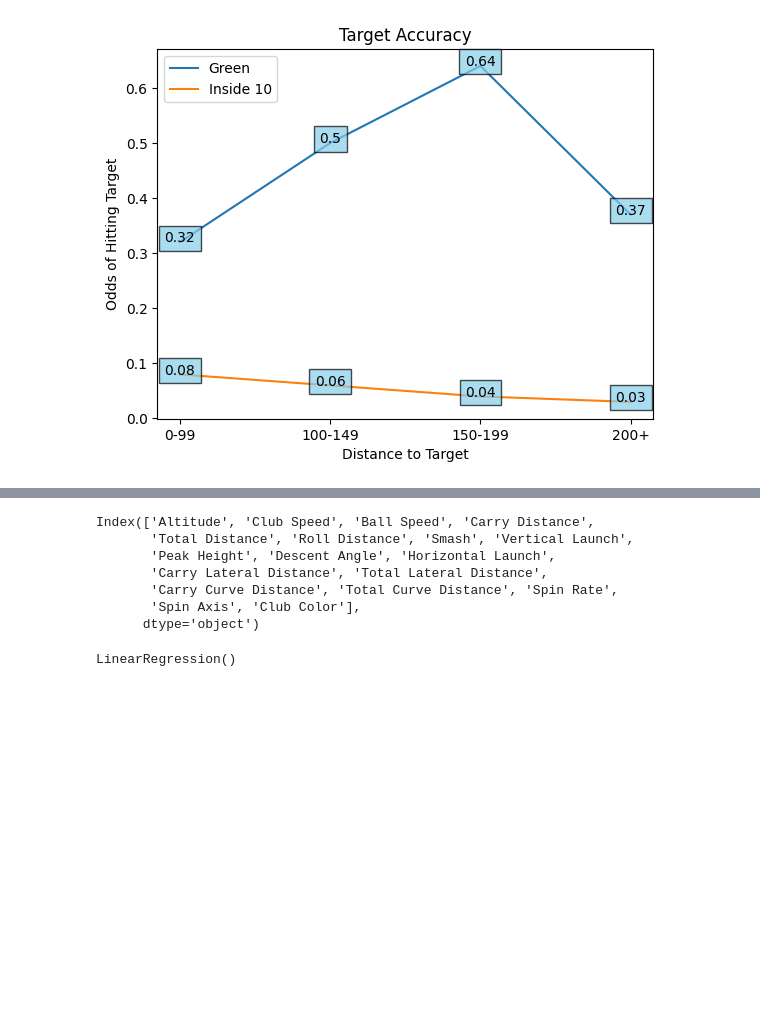
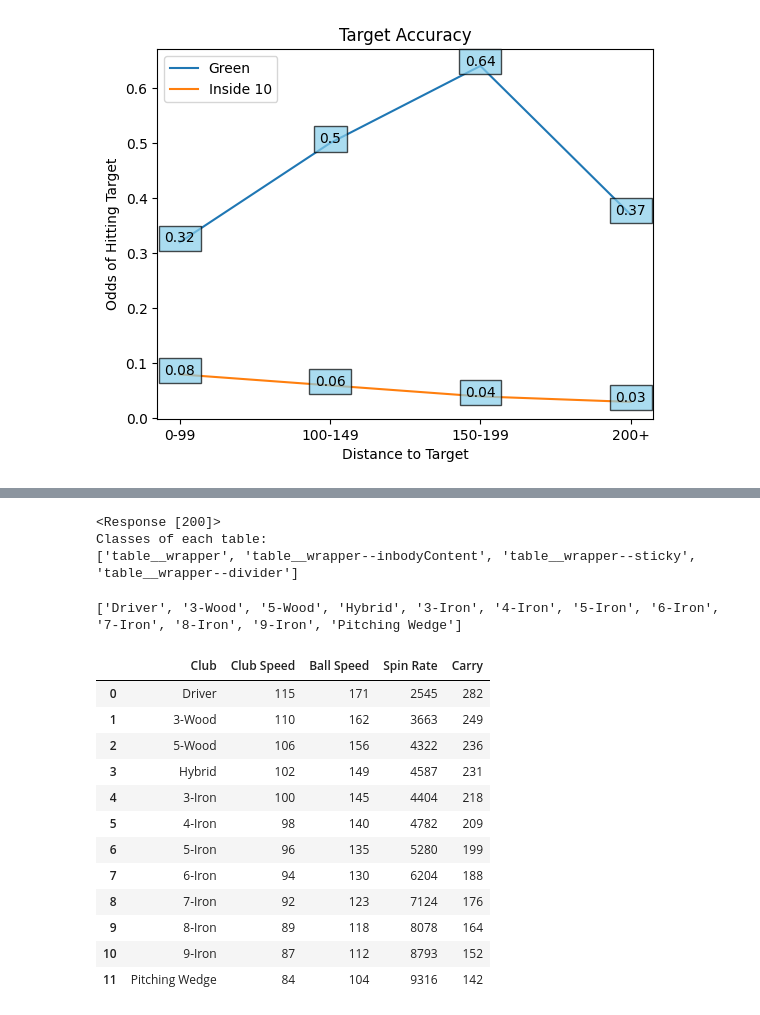
Before and after one commit to joja4479/Golf-Shot-Analysis, a Jupyter notebook: golf_shot_analysis.ipynb, the cells around one changed output, grey strips where cells are left out. Cells and saved outputs as stored; diff of their text form; code cells hidden in the pictures; blank space fills up the shorter version.

```diff
--- a/golf_shot_analysis.ipynb
+++ b/golf_shot_analysis.ipynb
@@ -284,12 +313,0 @@ plt.show()
-# %%
-new_df = df.drop(['Club Type', 'Date', 'Spin Reading', 'Shot Classification'],axis=1)
-#new_df = new_df.drop('Club Type', axis=1)
-new_df.columns
-# %% [output]
-Index(['Altitude', 'Club Speed', 'Ball Speed', 'Carry Distance',
-       'Total Distance', 'Roll Distance', 'Smash', 'Vertical Launch',
-       'Peak Height', 'Descent Angle', 'Horizontal Launch',
-       'Carry Lateral Distance', 'Total Lateral Distance',
-       'Carry Curve Distance', 'Total Curve Distance', 'Spin Rate',
-       'Spin Axis', 'Club Color'],
-      dtype='object')
@@ -298,6 +313,0 @@ X_train, X_test, y_train, y_test = train_test_split(new_df, new_df['Carry Distan
-# %%
-model = linear_model.LinearRegression()
-
-model.fit(X_train, y_train)
-# %% [output]
-LinearRegression()
@@ -305,0 +316,16 @@ pred = model.predict(X_test)
+# %%
+r = requests.get('https://www.golfmonthly.com/tour/how-far-pga-tour-players-hit-every-club-in-the-bag')
+
+# check status code for response received
+# success code - 200
+print(r)
+
+soup = BeautifulSoup(r.content, 'html.parser')
+
+print('Classes of each table:')
+for table in soup.find_all('table'):
+    print(table.get('class'))
+# %% [output]
+<Response [200]>
+Classes of each table:
+['table__wrapper', 'table__wrapper--inbodyContent', 'table__wrapper--sticky', 'table__wrapper--divider']
@@ -305,0 +338,43 @@ pred = model.predict(X_test)
+# %%
+pro_df = pd.DataFrame(columns=['Club', 'Club Speed', 'Ball Speed', 'Spin Rate', 'Carry'])
+
+club = []
+club_speed = []
+ball_speed = []
+spin = []
+carry = []
+
+for row in table.tbody.find_all('tr'):
+    # Find all data for each column
+    columns = row.find_all('td')
+
+    if(columns != []):
+        club.append(columns[0].text.strip())
+        club_speed.append(columns[1].text.strip())
+        ball_speed.append(columns[2].text.strip())
+        spin.append(columns[3].text.strip())
+        carry.append(columns[4].text.strip())
+
+print(club)
+pro_df['Club'] = club
+pro_df['Club Speed'] = club_speed
+pro_df['Ball Speed'] = ball_speed
+pro_df['Spin Rate'] = spin
+pro_df['Carry'] = carry
+
+pro_df
+# %% [output]
+['Driver', '3-Wood', '5-Wood', 'Hybrid', '3-Iron', '4-Iron', '5-Iron', '6-Iron', '7-Iron', '8-Iron', '9-Iron', 'Pitching Wedge']
+|  | Club | Club Speed | Ball Speed | Spin Rate | Carry |
+| 0 | Driver | 115 | 171 | 2545 | 282 |
+| 1 | 3-Wood | 110 | 162 | 3663 | 249 |
+| 2 | 5-Wood | 106 | 156 | 4322 | 236 |
+| 3 | Hybrid | 102 | 149 | 4587 | 231 |
+| 4 | 3-Iron | 100 | 145 | 4404 | 218 |
+| 5 | 4-Iron | 98 | 140 | 4782 | 209 |
+| 6 | 5-Iron | 96 | 135 | 5280 | 199 |
+| 7 | 6-Iron | 94 | 130 | 6204 | 188 |
+| 8 | 7-Iron | 92 | 123 | 7124 | 176 |
+| 9 | 8-Iron | 89 | 118 | 8078 | 164 |
+| 10 | 9-Iron | 87 | 112 | 8793 | 152 |
+| 11 | Pitching Wedge | 84 | 104 | 9316 | 142 |
```
Also changed, not shown: parts of 18 cells of this notebook.
